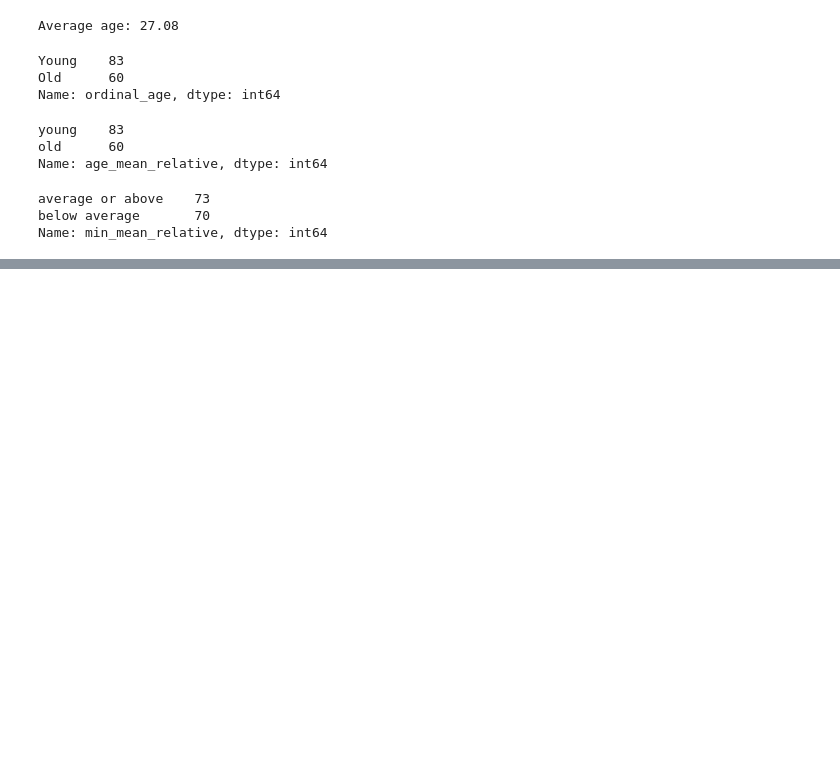
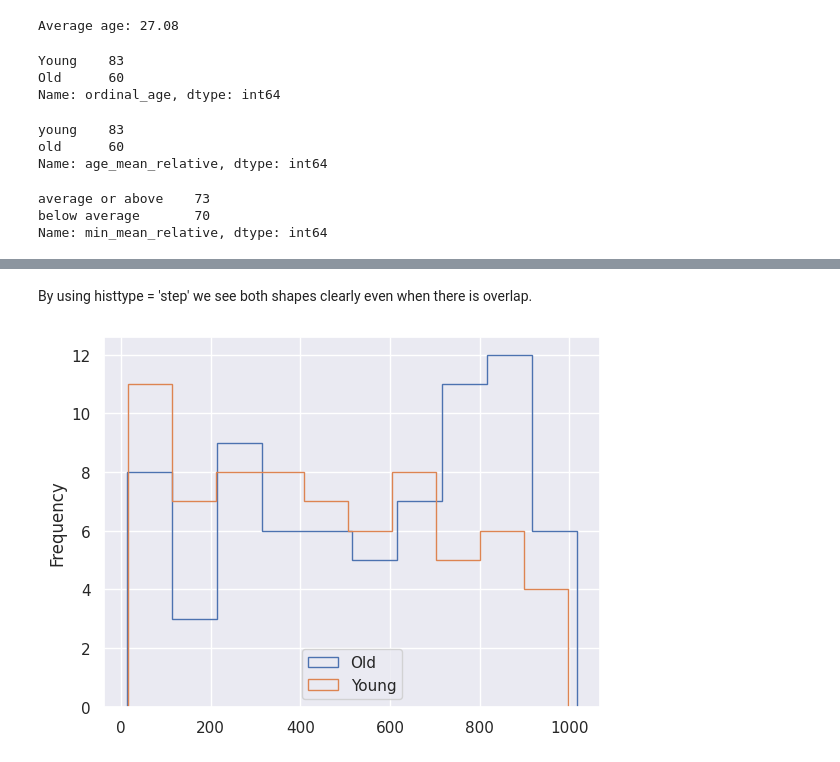
Before and after one commit to MathewLipman/Work-Samples, a Jupyter notebook: Statistics.ipynb, the cells around one changed output, grey strips where cells are left out. Cells and saved outputs as stored; diff of their text form; code cells hidden in the pictures; blank space fills up the shorter version.

```diff
--- a/Statistics.ipynb
+++ b/Statistics.ipynb
@@ -1362,0 +1387,8 @@ KeyError: ignored
+# %% [markdown]
+By using histtype = 'step' we see both shapes clearly even when there is overlap.
+# %%
+wnba[wnba.Age >= 27]['MIN'].plot.hist(histtype = 'step', label = 'Old', legend = True)
+wnba[wnba.Age < 27]['MIN'].plot.hist(histtype = 'step', label = 'Young', legend = True)
+plt.show()
+# %% [output]
+[figure, added]
```
Also changed, not shown: parts of 26 cells of this notebook.
